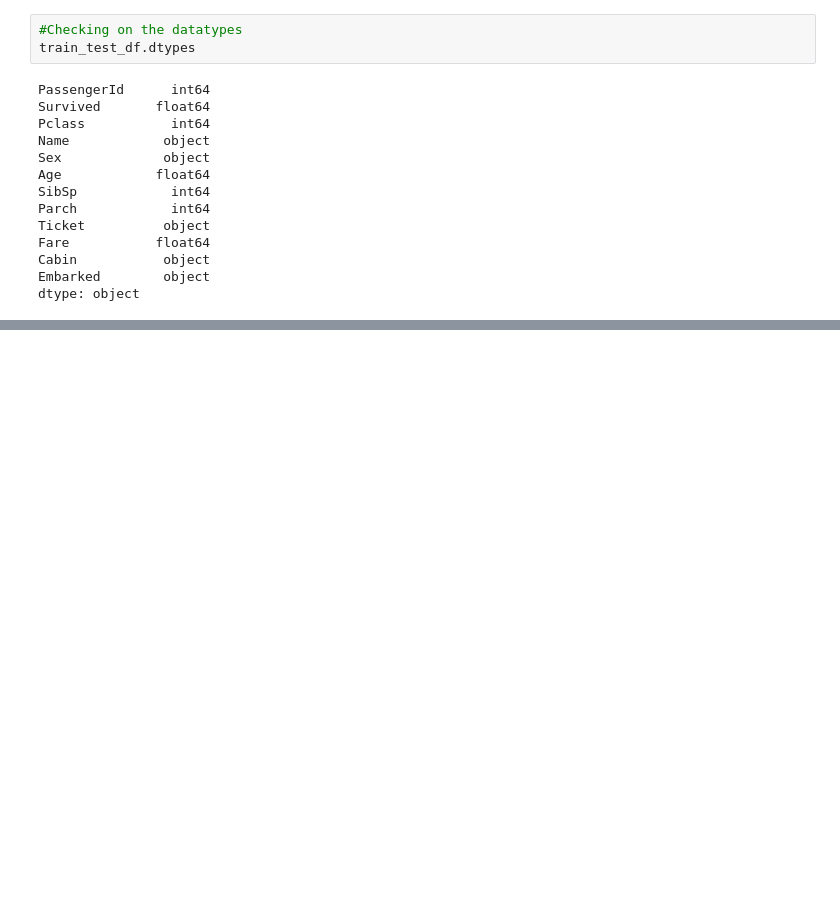
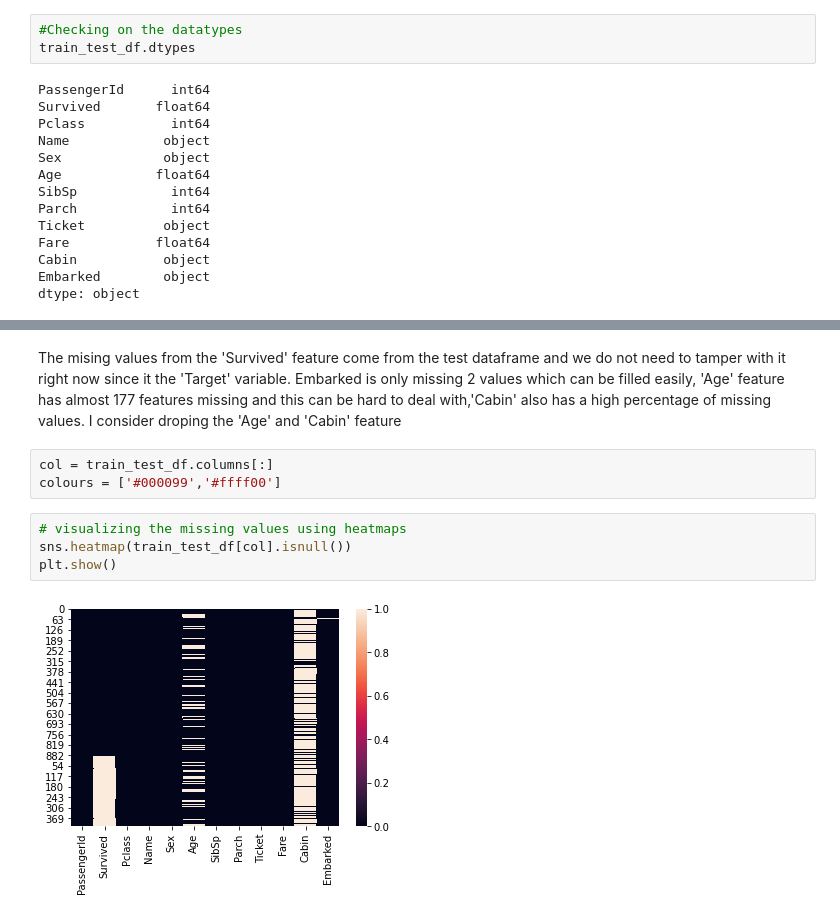
Before and after one commit to Gaetano-Osur/Data_Science_For_Disaster_Titanic, a Jupyter notebook: Titanic.ipynb, the cells around one changed output, grey strips where cells are left out. Saved outputs shown, nothing was run; the diff lists cells and outputs as text; blank space fills up the shorter version.

Commit message:
Checked on the missing data on the features in the dataframe and visualized the suvivors and non survivors based on the sex of the passengers

```diff
--- a/Titanic.ipynb
+++ b/Titanic.ipynb
@@ -164,0 +223,12 @@ dtype: object
+# %% [markdown]
+The mising values from the 'Survived' feature come from the test dataframe and we do not need to tamper with it right now since it the 'Target' variable.
+Embarked is only missing 2 values which can be filled easily, 'Age' feature has almost 177 features missing and this can be hard to deal with,'Cabin' also has a high percentage of missing values. I consider droping the 'Age' and 'Cabin' feature
+# %%
+col = train_test_df.columns[:]
+colours = ['#000099','#ffff00']
+# %%
+# visualizing the missing values using heatmaps
+sns.heatmap(train_test_df[col].isnull())
+plt.show()
+# %% [output]
+[figure, added]
```
Also changed, not shown: parts of 17 cells of this notebook.
